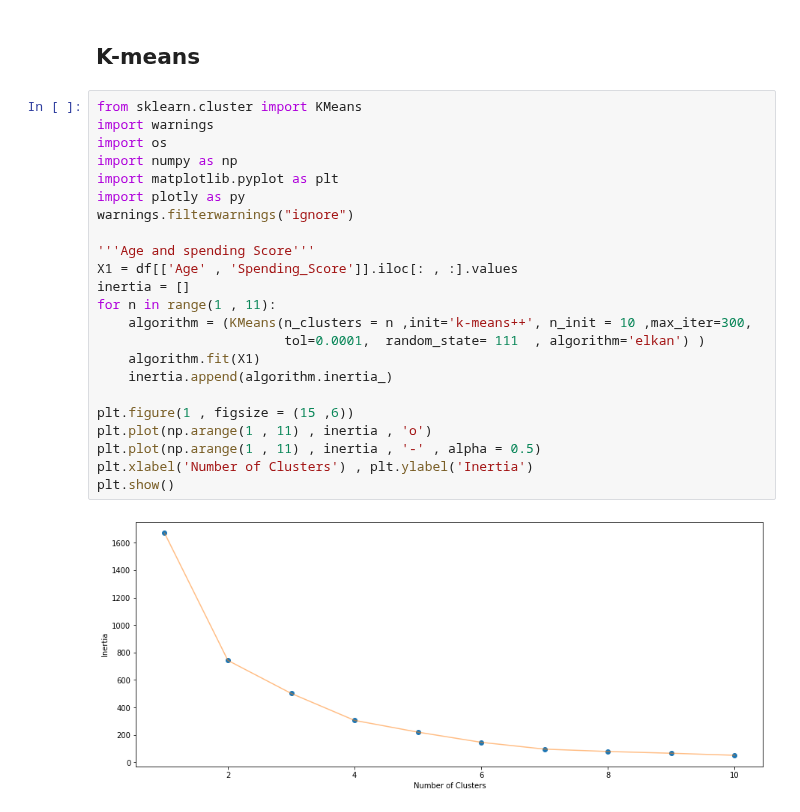
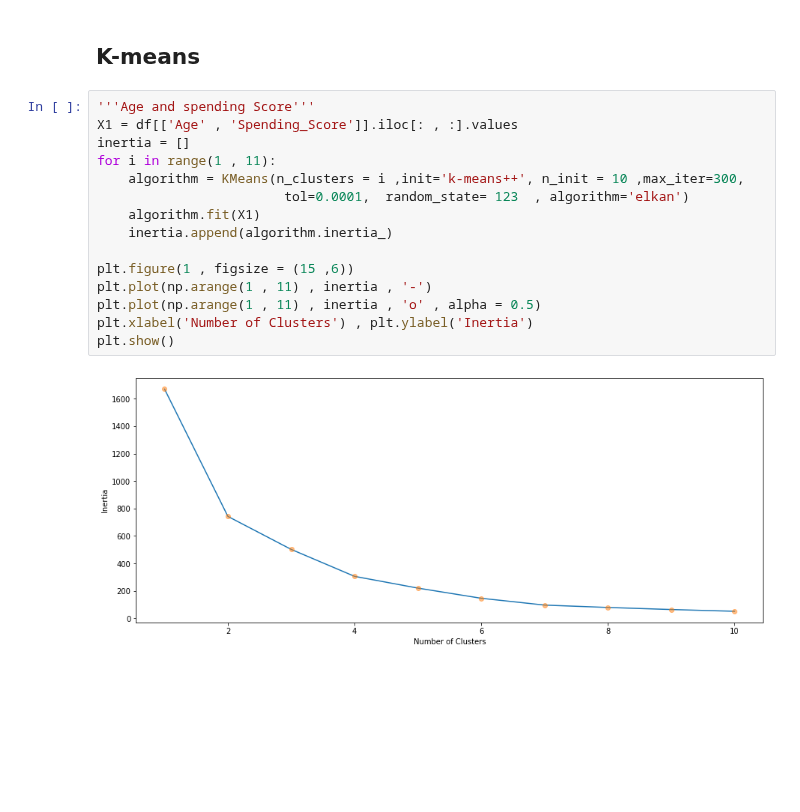
Before and after one commit to 9ooDa/3002_project, a Jupyter notebook: customer_segmentation.ipynb, the cells around one changed output. Saved outputs shown, nothing was run; the diff lists cells and outputs as text; blank space fills up the shorter version.

```diff
--- a/customer_segmentation.ipynb
+++ b/customer_segmentation.ipynb
@@ -207,27 +321,19 @@ weighted avg       0.49      0.49      0.48      2421
 # %% [markdown]
 ## K-means
 # %%
-from sklearn.cluster import KMeans
-import warnings
-import os
-import numpy as np
-import matplotlib.pyplot as plt
-import plotly as py
-warnings.filterwarnings("ignore")
-
 '''Age and spending Score'''
 X1 = df[['Age' , 'Spending_Score']].iloc[: , :].values
 inertia = []
-for n in range(1 , 11):
-    algorithm = (KMeans(n_clusters = n ,init='k-means++', n_init = 10 ,max_iter=300,
-                        tol=0.0001,  random_state= 111  , algorithm='elkan') )
+for i in range(1 , 11):
+    algorithm = KMeans(n_clusters = i ,init='k-means++', n_init = 10 ,max_iter=300,
+                        tol=0.0001,  random_state= 123  , algorithm='elkan')
     algorithm.fit(X1)
     inertia.append(algorithm.inertia_)
 
 plt.figure(1 , figsize = (15 ,6))
-plt.plot(np.arange(1 , 11) , inertia , 'o')
-plt.plot(np.arange(1 , 11) , inertia , '-' , alpha = 0.5)
+plt.plot(np.arange(1 , 11) , inertia , '-')
+plt.plot(np.arange(1 , 11) , inertia , 'o' , alpha = 0.5)
 plt.xlabel('Number of Clusters') , plt.ylabel('Inertia')
 plt.show()
 # %% [output]
-[figure, old version]
+[figure, new version]
```
Also changed, not shown: parts of 19 cells of this notebook.
